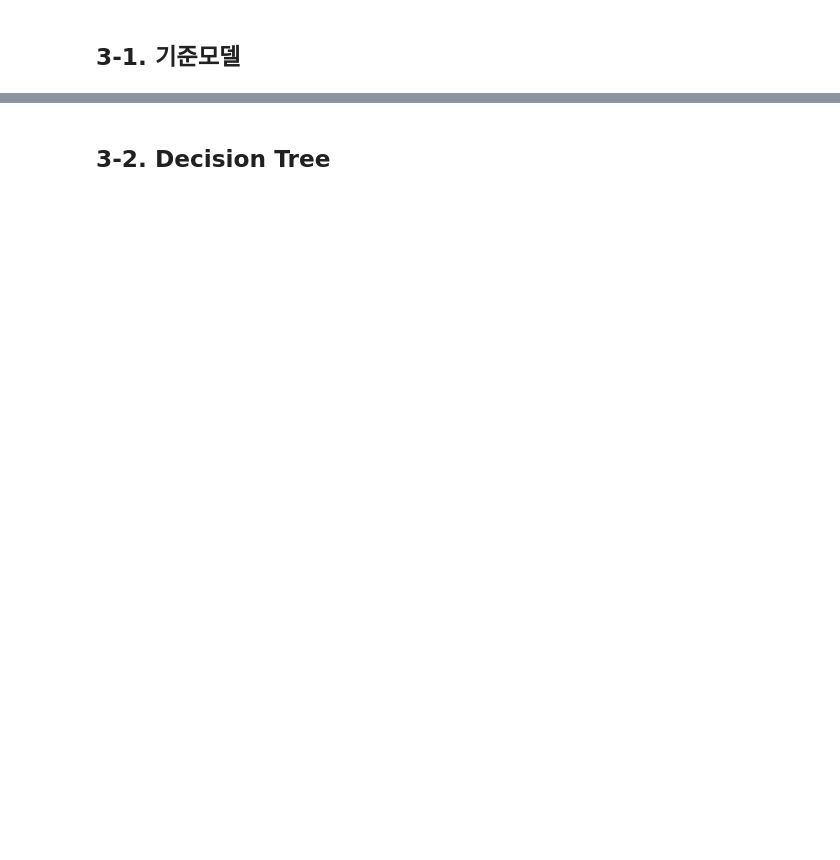
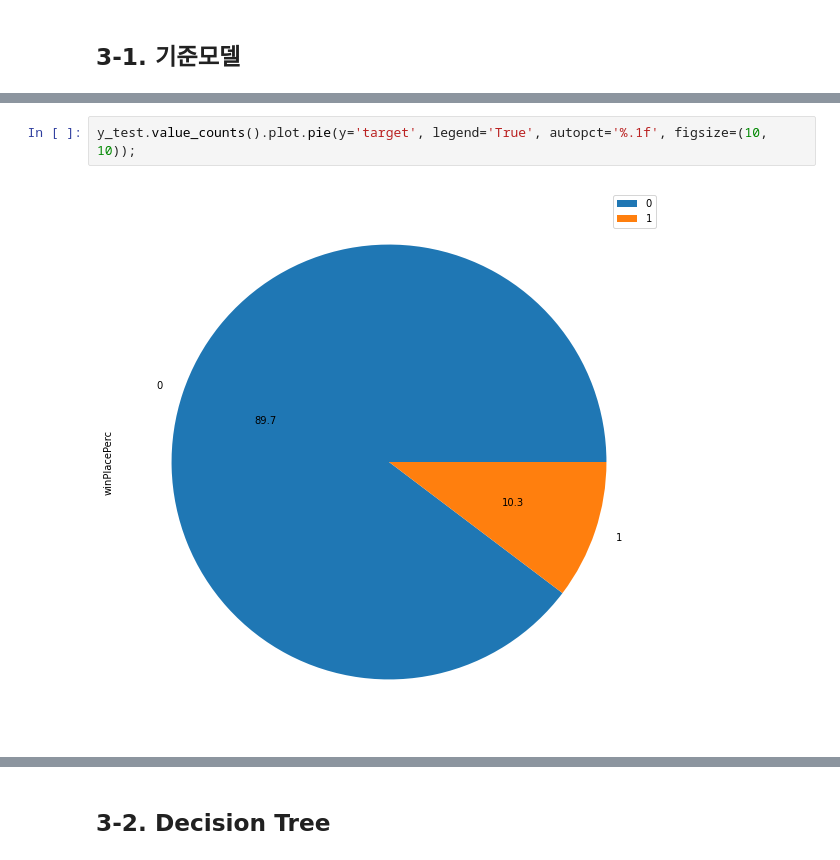
Before and after one commit to woorim99/AIB_12th_project, a Jupyter notebook: Section 2/Section2_AI_12_이우림.ipynb, the cells around one changed output, grey strips where cells are left out. Saved outputs shown, nothing was run; the diff lists cells and outputs as text; blank space fills up the shorter version.

```diff
--- a/Section 2/Section2_AI_12_이우림.ipynb
+++ b/Section 2/Section2_AI_12_이우림.ipynb
@@ -281,3 +280,7 @@ y_test.value_counts()
 Name: winPlacePerc, dtype: int64
+# %%
+y_test.value_counts().plot.pie(y='target', legend='True', autopct='%.1f', figsize=(10, 10));
+# %% [output]
+[figure, added]
 # %%
 pred = np.array([y_train.value_counts().index[0]]*len(y_test))  # 기준 모델
```
Also changed, not shown: parts of 17 cells of this notebook.
